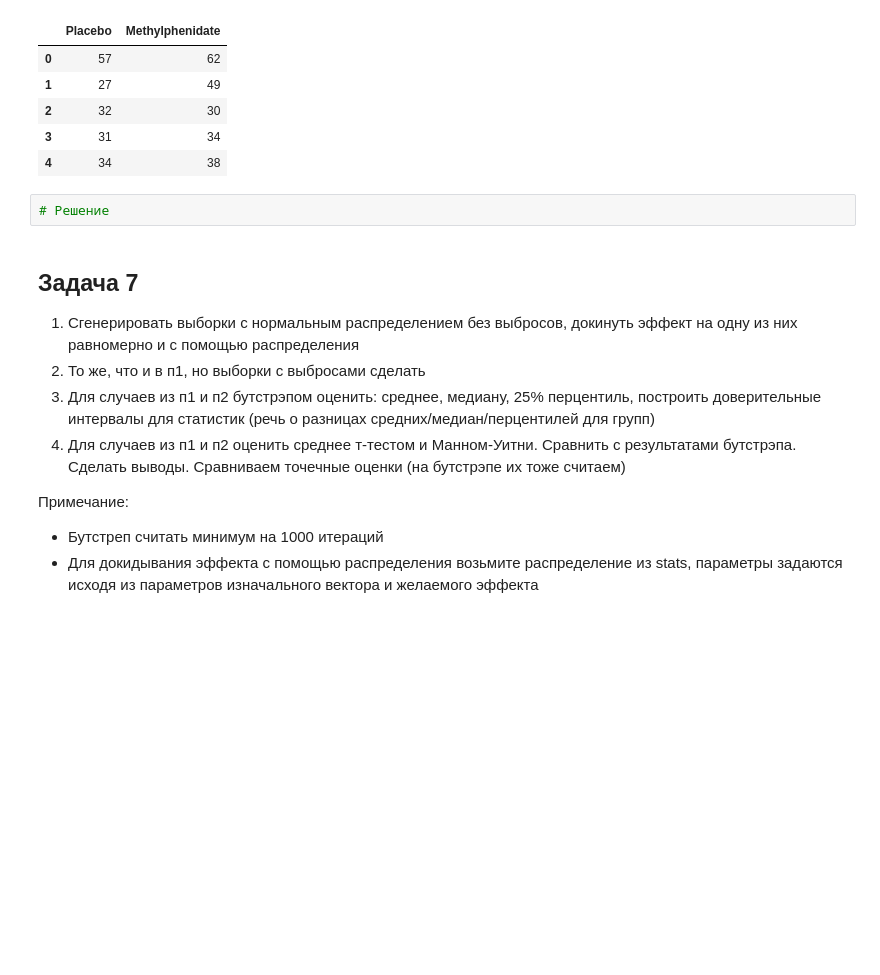
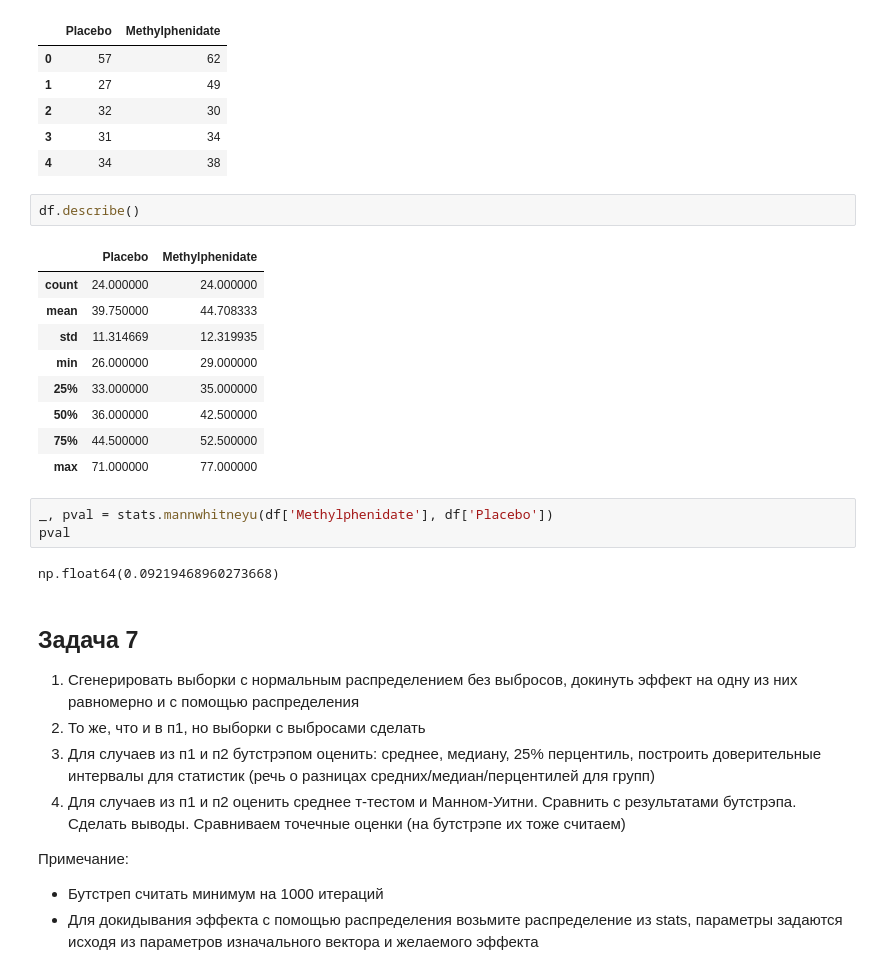
Before and after one commit to semwett0301/stat-ml-labs, a Jupyter notebook: statistic-course/math_stat_4.ipynb, the cells around one changed output. Cells and saved outputs as stored; diff of their text form; blank space fills up the shorter version.

```diff
--- a/statistic-course/math_stat_4.ipynb
+++ b/statistic-course/math_stat_4.ipynb
@@ -190,8 +190,23 @@ df.head()
 | 2 | 32 | 30 |
 | 3 | 31 | 34 |
 | 4 | 34 | 38 |
-# %%
-# Решение
+# %%
+df.describe()
+# %% [output]
+|  | Placebo | Methylphenidate |
+| count | 24.000000 | 24.000000 |
+| mean | 39.750000 | 44.708333 |
+| std | 11.314669 | 12.319935 |
+| min | 26.000000 | 29.000000 |
+| 25% | 33.000000 | 35.000000 |
+| 50% | 36.000000 | 42.500000 |
+| 75% | 44.500000 | 52.500000 |
+| max | 71.000000 | 77.000000 |
+# %%
+_, pval = stats.mannwhitneyu(df['Methylphenidate'], df['Placebo'])
+pval
+# %% [output]
+np.float64(0.09219468960273668)
 # %% [markdown]
 ## Задача 7
 
```
Also changed, not shown: parts of 6 cells of this notebook.
